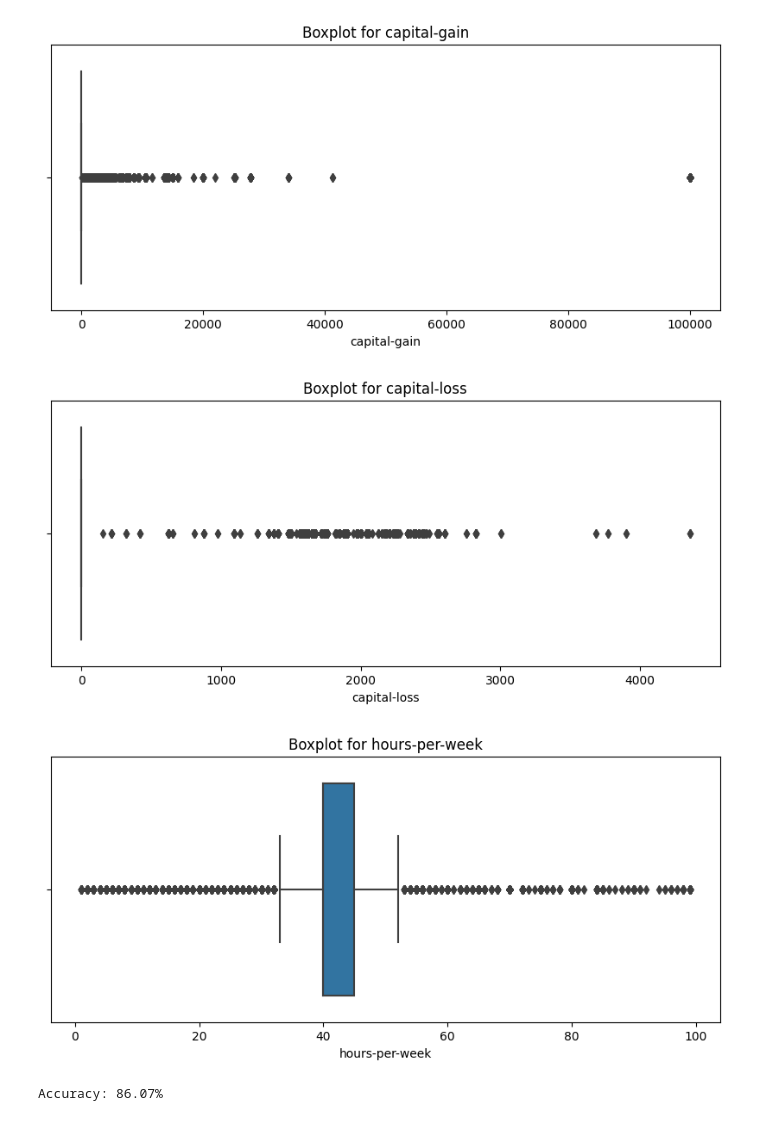
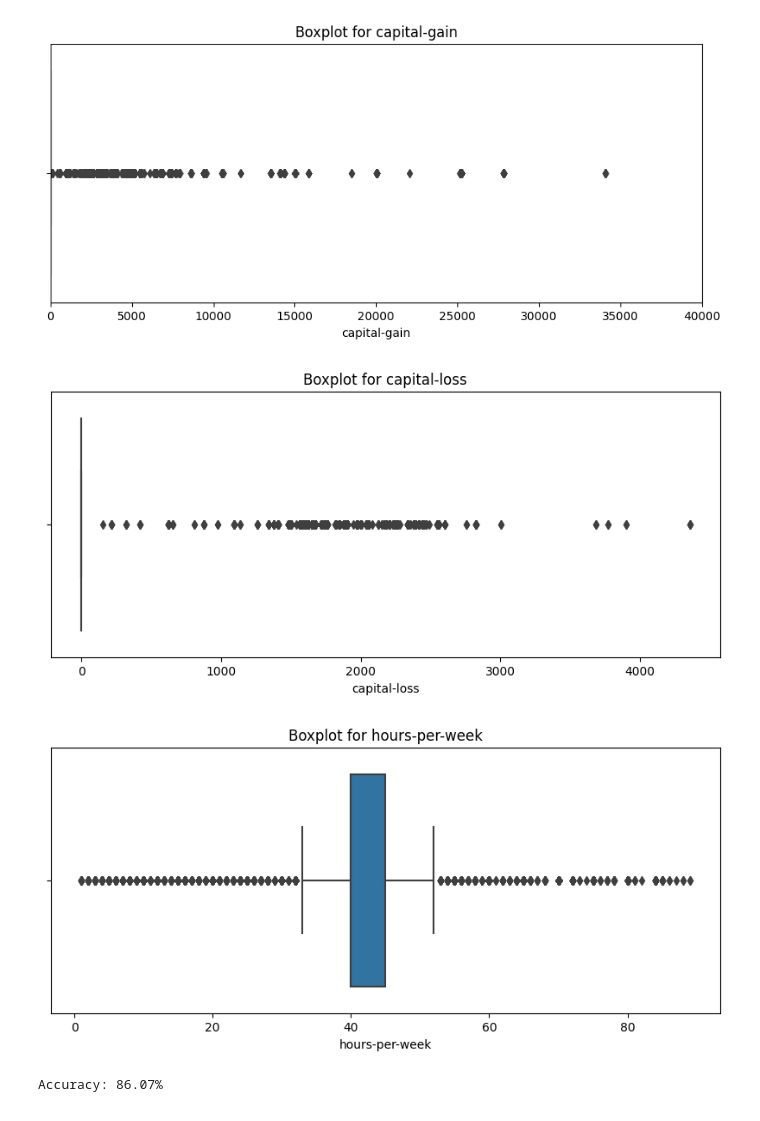
Before and after one commit to TreeBranchWL/TreeBranch-project, a Jupyter notebook: TREEBRANCH.ipynb, the cells around one changed output. Drawn from its saved outputs; the diff is of its cells as text; code cells hidden in the pictures.

```diff
--- a/TREEBRANCH.ipynb
+++ b/TREEBRANCH.ipynb
@@ -238,17 +200,27 @@ Number of outliers detected by Z-score: 0
 [figure]
 [figure]
 # %%
-########
-
-
+####最新的outlier detection
 import numpy as np
 from scipy.stats import zscore
+import pandas as pd
 
-# Assuming `data` is your DataFrame
+# import data and check z scores.
 numeric_cols = ["age", "education-num", "capital-gain", "capital-loss", "hours-per-week"]
 z_scores = zscore(data[numeric_cols])
 print(z_scores)
 abs_z_scores = np.abs(z_scores)
+
+# checking work hours per week
+filtered_data = data[(data["hours-per-week"] >= 90) & (data["hours-per-week"] <= 100)]
+
+percentage = (len(filtered_data) / len(data)) * 100
+
+print(f"The percentage of people working 90-100 hours per week is: {percentage:.2f}%")
+
+## delete 90-100 hours/per week
+
+data = data[(data["hours-per-week"] < 90) | (data["hours-per-week"] > 100)]
 
 # Find rows where any column has an absolute z-score > 3
 outliers_zscore = (abs_z_scores > 3).any(axis=1)
@@ -266,6 +238,8 @@ for col in numeric_cols:
     plt.figure(figsize=(10, 4))
     sns.boxplot(x=data[col])
     plt.title(f"Boxplot for {col}")
+    if col == "capital-gain":
+        plt.xlim(0, 40000)  # Setting the x-axis limit to 40000 only for "capital-gain"
     plt.show()
 # %% [output]
             age  education-num  capital-gain  capital-loss  hours-per-week
@@ -285,9 +260,9 @@ for col in numeric_cols:
 Number of outliers detected by z-score: 2410
 [figure]
 [figure]
-[figure, old version]
+[figure, new version]
 [figure]
-[figure, old version]
+[figure, new version]
 # %%
 from sklearn.preprocessing import LabelEncoder
 
```
Also changed, not shown: parts of 7 cells of this notebook.
